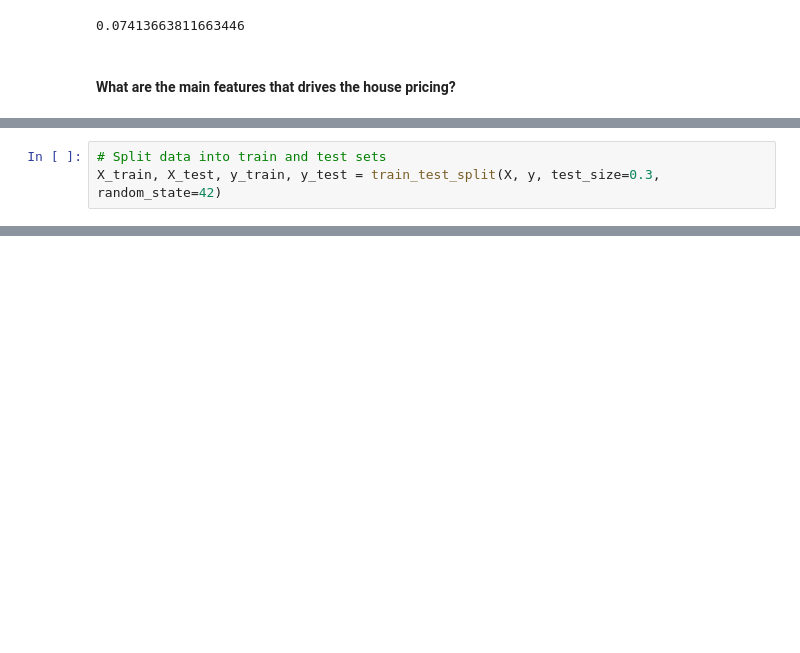
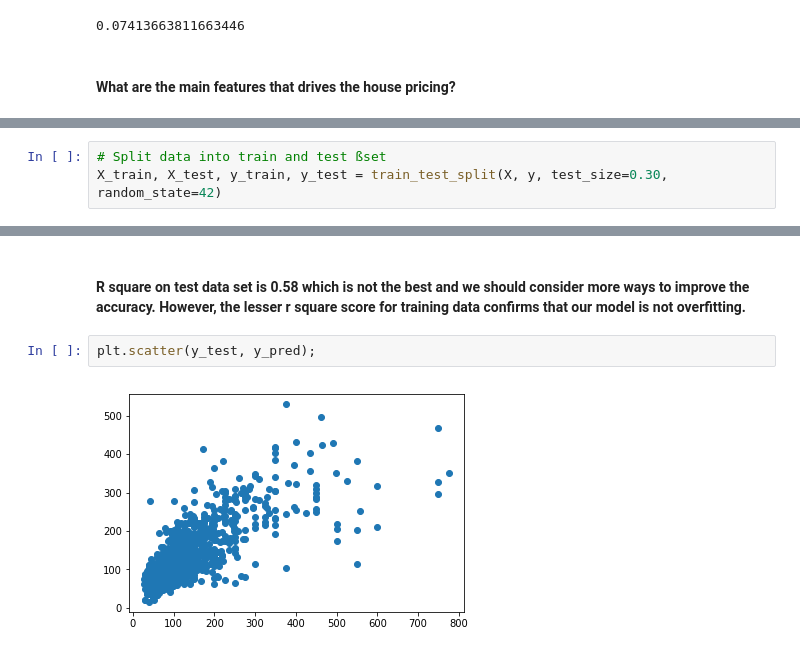
Before and after one commit to ArushiC/Seattle-Airbnb, a Jupyter notebook: Seattle AirBnB Open Data.ipynb, the cells around one changed output, grey strips where cells are left out. Cells and saved outputs as stored; diff of their text form; blank space fills up the shorter version.

```diff
--- a/Seattle AirBnB Open Data.ipynb
+++ b/Seattle AirBnB Open Data.ipynb
@@ -542,4 +519,4 @@ memory usage: 1.1+ MB
 # %%
-# Split data into train and test sets
-X_train, X_test, y_train, y_test = train_test_split(X, y, test_size=0.3, random_state=42)
+# Split data into train and test ßset
+X_train, X_test, y_train, y_test = train_test_split(X, y, test_size=0.30, random_state=42)
 # %%
@@ -560,0 +573,6 @@ ValueError: could not convert string to float: 'f'
+# %% [markdown]
+#### R square on test data set is 0.58 which is not the best and we should consider more ways to improve the accuracy. However, the lesser r square score for training data confirms that our model is not overfitting.
+# %%
+plt.scatter(y_test, y_pred);
+# %% [output]
+[figure, added]
```
Also changed, not shown: parts of 24 cells of this notebook.
